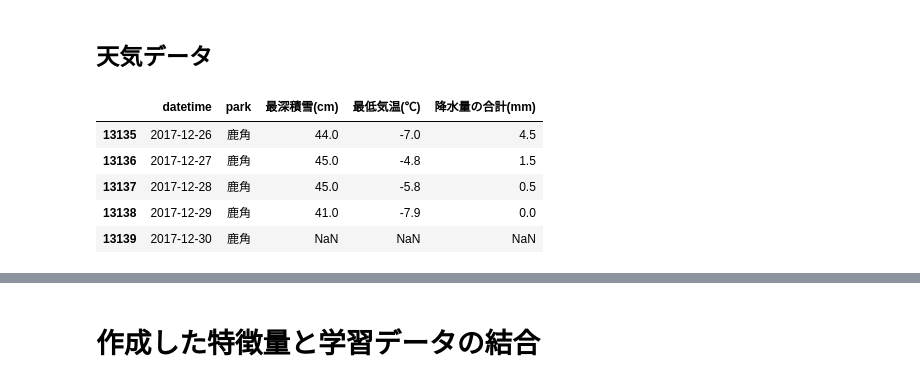
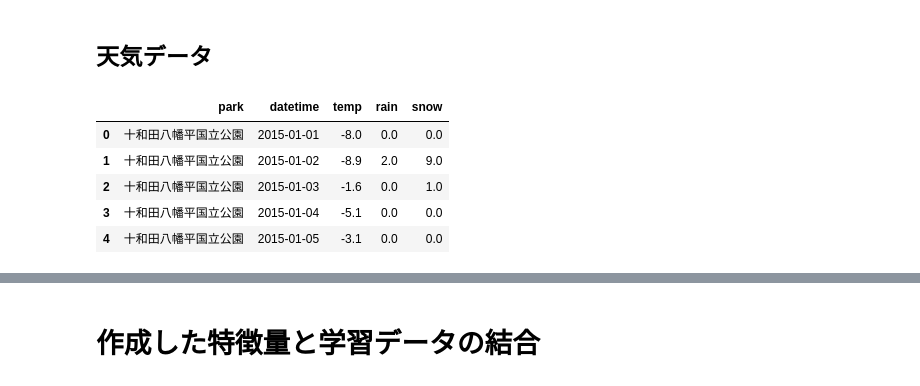
Before and after one commit to TaigoKuriyama/national_park_prediction, a Jupyter notebook: notebook/preprocess.ipynb, the cells around one changed output, grey strips where cells are left out. Saved outputs shown, nothing was run; the diff lists cells and outputs as text; code cells hidden in the pictures.

```diff
--- a/notebook/preprocess.ipynb
+++ b/notebook/preprocess.ipynb
@@ -260,22 +260,24 @@ df_visitors_mean
 # %%
 df_weather = pd.read_csv('/content/gdrive/My Drive/weather.tsv', sep='\t')
 df_weather['日時'] = pd.to_datetime(df_weather['年月日'])
 df_weather.loc[df_weather['地点']=='鳥羽' ,'地点'] = '伊勢志摩国立公園'
 df_weather.loc[df_weather['地点']=='十和田' ,'地点'] = '十和田八幡平国立公園'
 df_weather.loc[df_weather['地点']=='大山' ,'地点'] = '大山隠岐国立公園'
 df_weather.loc[df_weather['地点']=='渡嘉敷' ,'地点'] = '慶良間諸島国立公園'
 df_weather.loc[df_weather['地点']=='日光' ,'地点'] = '日光国立公園'
 df_weather.loc[df_weather['地点']=='釧路' ,'地点'] = '阿寒摩周国立公園'
 df_weather.loc[df_weather['地点']=='熊本' ,'地点'] = '阿蘇くじゅう国立公園'
 df_weather.loc[df_weather['地点']=='鹿児島' ,'地点'] = '霧島錦江湾国立公園'
-df_weather = df_weather[['日時','地点','最深積雪(cm)', '最低気温(℃)','降水量の合計(mm)']]
-df_weather = df_weather.rename(columns={'地点': 'park','日時': 'datetime'})
-df_weather[['最深積雪(cm)', '最低気温(℃)','降水量の合計(mm)']] = df_weather[['最深積雪(cm)', '最低気温(℃)','降水量の合計(mm)']].shift(-1)
-df_weather.tail()
+
+# 必要な特徴量の抽出
+df_weather = df_weather[['地点','日時','最低気温(℃)','降水量の合計(mm)','降雪量合計(cm)']]
+df_weather = df_weather.rename(columns={'地点': 'park','日時': 'datetime','最低気温(℃)': 'temp','降水量の合計(mm)': 'rain','降雪量合計(cm)': 'snow'})
+df_weather[['temp','rain','snow']] = df_weather[['temp','rain','snow']].shift(-1)
+df_weather.head()
 # %% [output]
-|  | datetime | park | 最深積雪(cm) | 最低気温(℃) | 降水量の合計(mm) |
-| 13135 | 2017-12-26 | 鹿角 | 44.0 | -7.0 | 4.5 |
-| 13136 | 2017-12-27 | 鹿角 | 45.0 | -4.8 | 1.5 |
-| 13137 | 2017-12-28 | 鹿角 | 45.0 | -5.8 | 0.5 |
-| 13138 | 2017-12-29 | 鹿角 | 41.0 | -7.9 | 0.0 |
-| 13139 | 2017-12-30 | 鹿角 | NaN | NaN | NaN |
+|  | park | datetime | temp | rain | snow |
+| 0 | 十和田八幡平国立公園 | 2015-01-01 | -8.0 | 0.0 | 0.0 |
+| 1 | 十和田八幡平国立公園 | 2015-01-02 | -8.9 | 2.0 | 9.0 |
+| 2 | 十和田八幡平国立公園 | 2015-01-03 | -1.6 | 0.0 | 1.0 |
+| 3 | 十和田八幡平国立公園 | 2015-01-04 | -5.1 | 0.0 | 0.0 |
+| 4 | 十和田八幡平国立公園 | 2015-01-05 | -3.1 | 0.0 | 0.0 |
```
Also changed, not shown: parts of 29 cells of this notebook.
